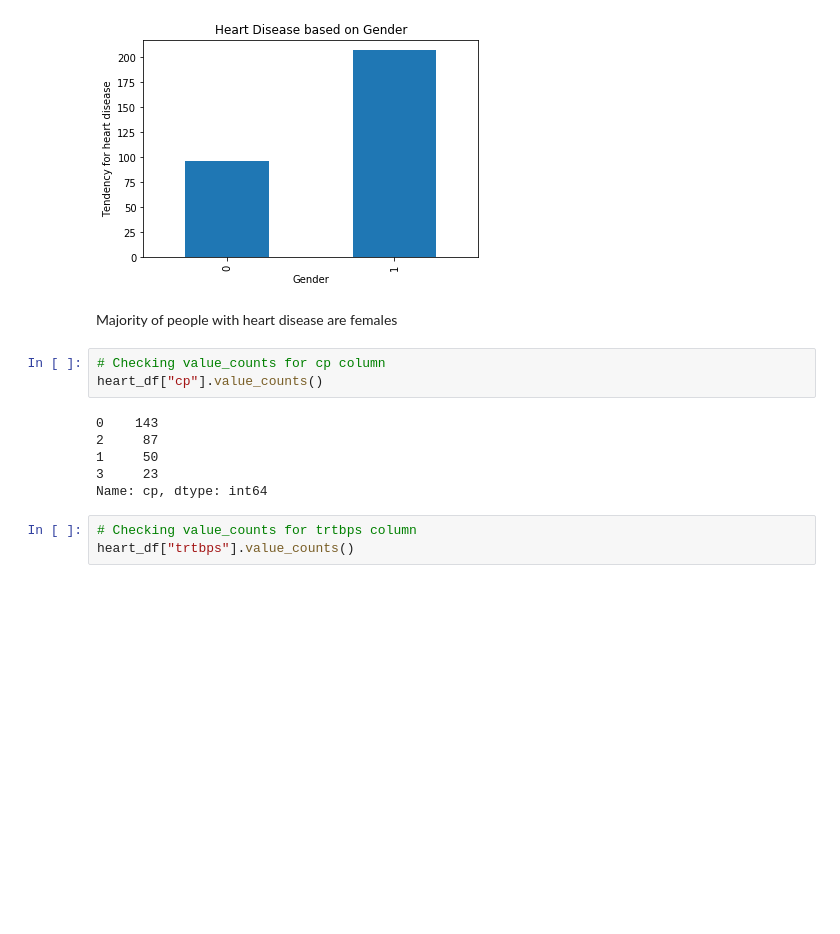
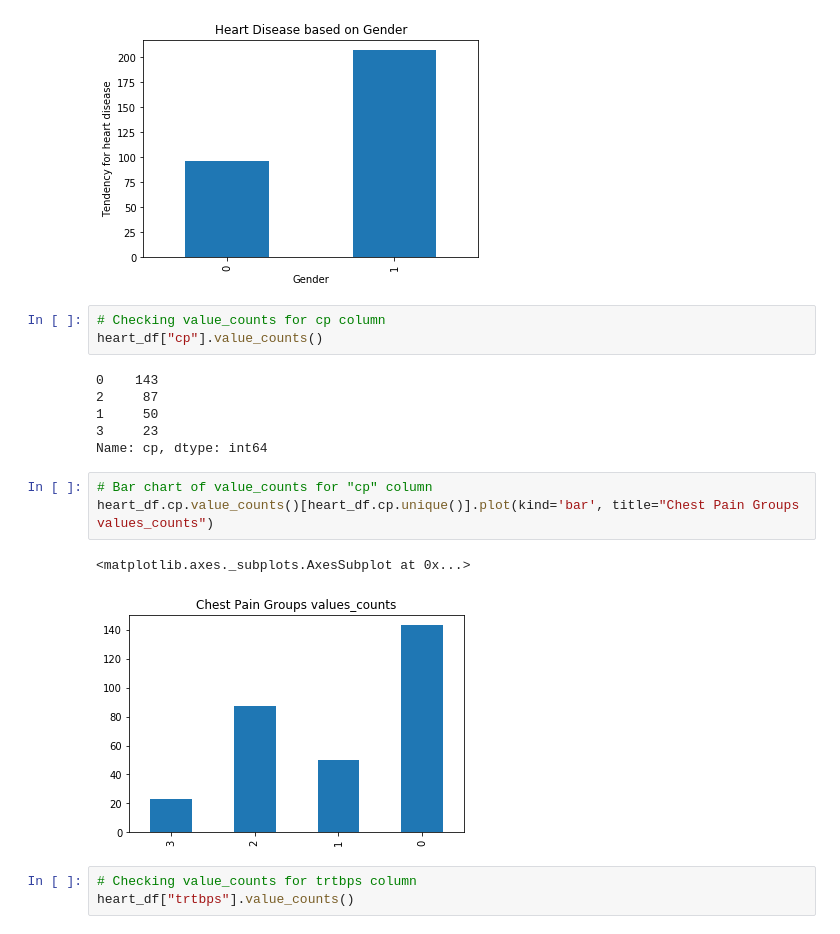
Before and after one commit to SandraBotica/ML_Project_4, a Jupyter notebook: heart_ML.ipynb, the cells around one changed output. Cells and saved outputs as stored; diff of their text form; blank space fills up the shorter version.

```diff
--- a/heart_ML.ipynb
+++ b/heart_ML.ipynb
@@ -114,8 +126,6 @@ plt.ylabel("Tendency for heart disease")
 plt.show()
 # %% [output]
 [figure]
-# %% [markdown]
-Majority of people with heart disease are females
 # %%
 # Checking value_counts for cp column
 heart_df["cp"].value_counts()
@@ -125,6 +135,12 @@ heart_df["cp"].value_counts()
 1     50
 3     23
 Name: cp, dtype: int64
+# %%
+# Bar chart of value_counts for "cp" column
+heart_df.cp.value_counts()[heart_df.cp.unique()].plot(kind='bar', title="Chest Pain Groups values_counts")
+# %% [output]
+<matplotlib.axes._subplots.AxesSubplot at 0x...>
+[figure, added]
 # %%
 # Checking value_counts for trtbps column
 heart_df["trtbps"].value_counts()
```
Also changed, not shown: parts of 40 cells of this notebook.
